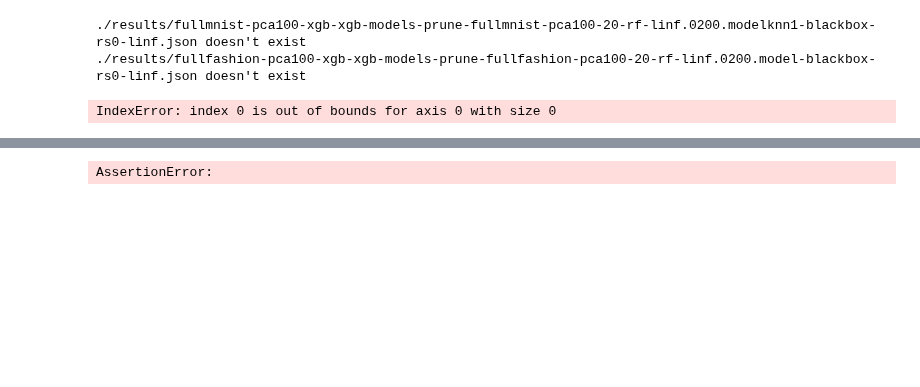
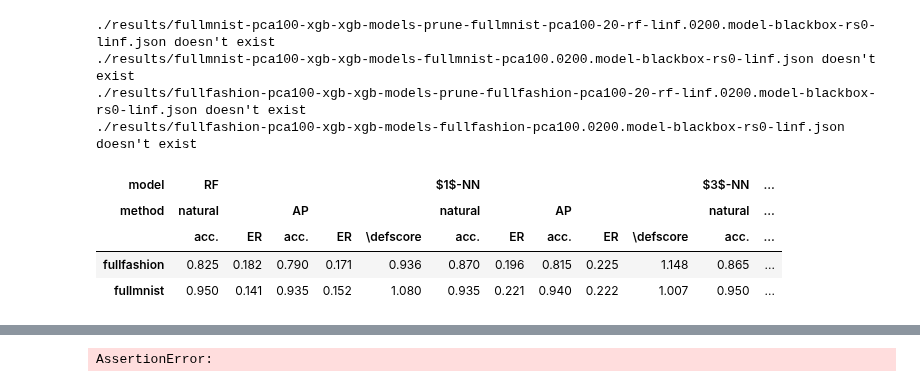
Before and after one commit to yangarbiter/adversarial-nonparametrics, a Jupyter notebook: plot.ipynb, the cells around one changed output, grey strips where cells are left out. Drawn from its saved outputs; the diff is of its cells as text; code cells hidden in the pictures; blank space fills up the shorter version.

Commit message:
update parameters

```diff
--- a/plot.ipynb
+++ b/plot.ipynb
@@ -535,13 +544,14 @@ def attack_table(exp_name, grid_param):
     table_str = re.sub(r"([a-zA-Z_0-9'-]+) tst acc\.", "tst acc.", table_str)
     table_str = re.sub(r"([a-zA-Z_0-9'-]+)-avg-pert", r"\1", table_str)
     table_str = re.sub(r"([a-zA-Z_0-9'-]+) \$\\epsilon\$", r"$\\epsilon$", table_str)
-    table_str = table_str.replace("llllllllllllll", "l|cccc|cccc|ccc|cc")
+    table_str = table_str.replace("lllllllllllllll", "l|ccccc|cccc|ccc|cc")
     table_str = table_str.replace("-avg-pert", "")
     table_str = table_str.replace("direct-k1", "Direct")
     table_str = table_str.replace("direct-k3", "Direct")
     table_str = table_str.replace("kernelsub-c1000-pgd", "Kernel")
     table_str = table_str.replace("RBA-Exact-KNN-k1", "RBA-Exact")
     table_str = table_str.replace("RBA-Exact-DT", "RBA-Exact")
+    table_str = table_str.replace("RBA-Approx-KNN-k1-50", "RBA-Approx")
     table_str = table_str.replace("RBA-Approx-KNN-k3-50", "RBA-Approx")
     table_str = table_str.replace("RBA-Approx-RF-100", "RBA-Approx")
     table_str = table_str.replace("dt-papernots", "Papernot's")
@@ -552,13 +562,16 @@ def attack_table(exp_name, grid_param):
     table_str = table_str.replace("random-forest-100-d5", "RF")
     table_str = table_str.replace("knn1", "1-NN")
     table_str = table_str.replace("knn3", "3-NN")
+    table_str = table_str.replace("\multicolumn{5}{l}", "\multicolumn{5}{c}")
     table_str = table_str.replace("\multicolumn{4}{l}", "\multicolumn{4}{c}")
     table_str = table_str.replace("\multicolumn{3}{l}", "\multicolumn{3}{c}")
     table_str = table_str.replace("\multicolumn{2}{l}", "\multicolumn{2}{c}")
     table_str = table_str.replace("blackbox", "BBox")
+    table_str = table_str.replace("RBA-Exact", "\\makecell{RBA\\\\Exact}")
+    table_str = table_str.replace("RBA-Approx", "\\makecell{RBA\\\\Approx}")
     return table_str
 
 _, exp_name, grid_param, _ = compare_attacks()
 write_to_tex(attack_table(exp_name, grid_param), exp_name + '_table.tex')
-_, exp_name, grid_param, _ = params_l2.compare_attacks()()
-write_to_tex(attack_table(exp_name, grid_param), exp_name + '_table.tex')
+#_, exp_name, grid_param, _ = params_l2.compare_attacks()()
+#write_to_tex(attack_table(exp_name, grid_param), exp_name + '_table.tex')
@@ -568,6 +578,7 @@ write_to_tex(attack_table(exp_name, grid_param), exp_name + '_table.tex')
 # %%
-exp_fns = [nn_k1_robustness_figs, nn_k3_robustness_figs, dt_robustness_figs, rf_robustness_figs]
-model_names = ["1-NN", "3-NN", "Decision tree", "Random forest"]
+exp_fns = [nn_k1_robustness_figs, nn_k3_robustness_figs, dt_robustness_figs, rf_robustness_figs,
+           params.nn_k1_approx_robustness_figs()]
+model_names = ["1-NN", "3-NN", "Decision tree", "Random forest", "1-NN"]
 def get_label_name(name):
     if 'advPruning' in name:
         return "AP"
@@ -653,5 +664,5 @@ caption = "The maximum perturbation distance allowed versus accuracy."
 fig_str = fig_paths_latex(transpose[:5], "defense-cmp", caption)
 write_to_tex(fig_str, 'defense_cmp_fig.tex')
 
-fig_str = fig_paths_latex(transpose[5:], "defense-cmp2", caption)
-write_to_tex(fig_str, 'defense_cmp2_fig.tex')
+#fig_str = fig_paths_latex(transpose[5:], "defense-cmp2", caption)
+#write_to_tex(fig_str, 'defense_cmp2_fig.tex')
@@ -1165,45 +1114,69 @@ table = {}
 mnist_model_names = ['random_forest_500_d10', 'approxAP_rf_500_20_d10',
                      'knn1', 'approxAP_nn_k1_20',
                      'knn3', 'approxAP_nn_k3_20',
+                     'xgb_xgb_models/fullmnist_pca100.unrob.0200.model',
                      'xgb_xgb_models/prune_fullmnist_pca100_20_linf.unrob.0200.model',
-                     'xgb_xgb_models/prune_fullmnist_pca100_20_linf.0200.model',
                     ]
 fashion_model_names = ['random_forest_500_d10', 'approxAP_rf_500_20_d10',
                        'knn1', 'approxAP_nn_k1_20',
                        'knn3', 'approxAP_nn_k3_20',
-                       'xgb_xgb_models/prune_fashion_pca100_20_linf.unrob.0200.model',
-                       'xgb_xgb_models/prune_fashion_pca100_20_linf.0200.model',
+                       'xgb_xgb_models/fullfashion_pca100.unrob.0200.model',
+                       'xgb_xgb_models/prune_fullfashion_pca100_20_linf.unrob.0200.model',
                       ]
 shown_names = ['RF', 'AP RF', '$1$-NN', 'AP $1$-NN', '$3$-NN', 'AP $3$-NN']
 for ds_name_t, d in df.groupby("dataset"):
     ds_name = ds_name_t.split("_")[0]
     if 'mnist' in ds_name:
         model_names = mnist_model_names
     else:
         model_names = fashion_model_names
 
     table[ds_name] = []
     for i, model_name in enumerate(model_names):
         model_df = d[d['model'] == model_name]
-        table[ds_name].append("%.3f" % model_df['tst_score'].values[0])
-        table[ds_name].append("%.3f" % model_df['avg_pert'].values[0])
-        if i % 2:
-            table[ds_name].append(
-                "%.3f" % (model_df['avg_pert'].values[0] / d[d['model'] == model_names[i-1]]['avg_pert'].values[0]))
+        if len(model_df['tst_score'].values) == 0:
+            table[ds_name].append("%.3f" % -1)
+            table[ds_name].append("%.3f" % -1)
+            if i % 2:
+                table[ds_name].append("%.3f" % -1)
+        else:
+            table[ds_name].append("%.3f" % model_df['tst_score'].values[0])
+            table[ds_name].append("%.3f" % model_df['avg_pert'].values[0])
+            if i % 2:
+                try:
+                    table[ds_name].append(
+                        "%.3f" % (model_df['avg_pert'].values[0] / d[d['model'] == model_names[i-1]]['avg_pert'].values[0]))
+                except:
+                    table[ds_name].append("%.3f" % -1)
+    #for i, model_name in enumerate(model_names):
+    #    model_df = d[d['model'] == model_name]
+    #    table[ds_name].append("%.3f" % model_df['tst_score'].values[0])
+    #    table[ds_name].append("%.3f" % model_df['avg_pert'].values[0])
+    #    if i % 2:
+    #        table[ds_name].append(
+    #            "%.3f" % (model_df['avg_pert'].values[0] / d[d['model'] == model_names[i-1]]['avg_pert'].values[0]))
 table = pd.DataFrame.from_dict(table, orient='index', columns=[
     ('RF', 'natural', 'acc.'), ('RF', 'natural', 'ER'),
     ('RF', 'AP', 'acc.'), ('RF', 'AP', 'ER'), ('RF', 'AP', '\\defscore'),
     ('$1$-NN', 'natural', 'acc.'), ('$1$-NN', 'natural', 'ER'),
     ('$1$-NN', 'AP', 'acc.'), ('$1$-NN', 'AP', 'ER'), ('$1$-NN', 'AP', '\\defscore'),
     ('$3$-NN', 'natural', 'acc.'), ('$3$-NN', 'natural', 'ER'),
     ('$3$-NN', 'AP', 'acc.'), ('$3$-NN', 'AP', 'ER'), ('$3$-NN', 'AP', '\\defscore'),
+    ('GBM', 'natural', 'acc.'), ('GBM', 'natural', 'ER'),
+    ('GBM', 'AP', 'acc.'), ('GBM', 'AP', 'ER'), ('GBM', 'AP', '\\defscore'),
 ])
 table.columns = pd.MultiIndex.from_tuples(table.columns, names=['model', 'method', ''])
 table
 # %% [output]
-./results/fullmnist-pca100-xgb-xgb-models-prune-fullmnist-pca100-20-rf-linf.0200.modelknn1-blackbox-rs0-linf.json doesn't exist
+./results/fullmnist-pca100-xgb-xgb-models-prune-fullmnist-pca100-20-rf-linf.0200.model-blackbox-rs0-linf.json doesn't exist
+./results/fullmnist-pca100-xgb-xgb-models-fullmnist-pca100.0200.model-blackbox-rs0-linf.json doesn't exist
 ./results/fullfashion-pca100-xgb-xgb-models-prune-fullfashion-pca100-20-rf-linf.0200.model-blackbox-rs0-linf.json doesn't exist
+./results/fullfashion-pca100-xgb-xgb-models-fullfashion-pca100.0200.model-blackbox-rs0-linf.json doesn't exist
-IndexError: index 0 is out of bounds for axis 0 with size 0
+| model | RF |  |  |  |  | $1$-NN |  |  |  |  | $3$-NN | ... |
+| method | natural |  | AP |  |  | natural |  | AP |  |  | natural | ... |
+|  | acc. | ER | acc. | ER | \defscore | acc. | ER | acc. | ER | \defscore | acc. | ... |
+| fullfashion | 0.825 | 0.182 | 0.790 | 0.171 | 0.936 | 0.870 | 0.196 | 0.815 | 0.225 | 1.148 | 0.865 | ... |
+| fullmnist | 0.950 | 0.141 | 0.935 | 0.152 | 1.080 | 0.935 | 0.221 | 0.940 | 0.222 | 1.007 | 0.950 | ... |
 # %%
 _, exp_name, grid_params, _ = params_l2.fullds()()
 df = params_to_dataframe(grid_params, columns=[("tst_score"), ("avg_pert"), "aug_len"])
```
Also changed, not shown: parts of 27 cells of this notebook, 2 other files.
